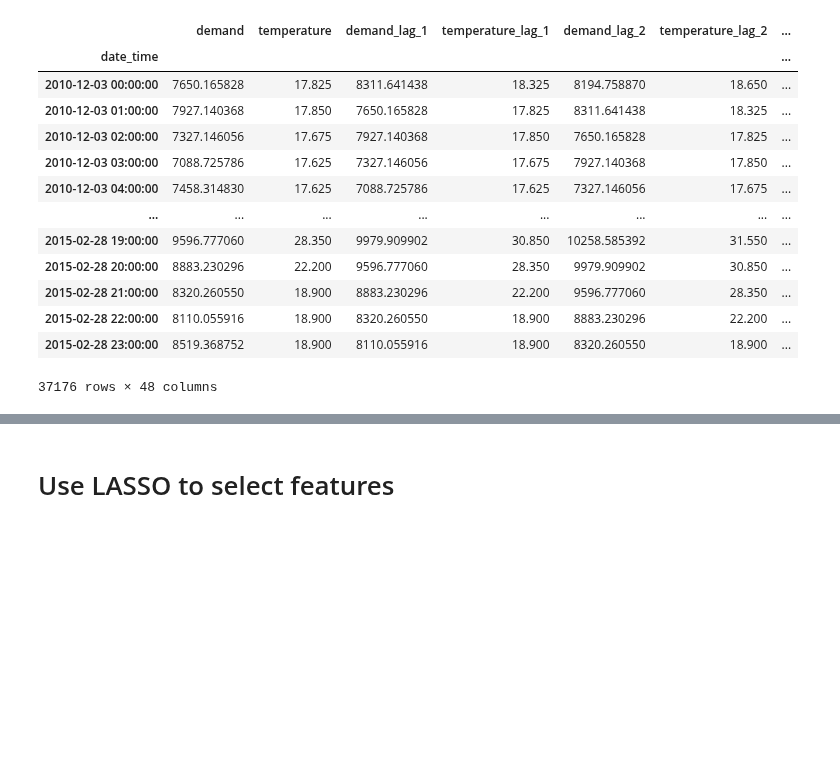
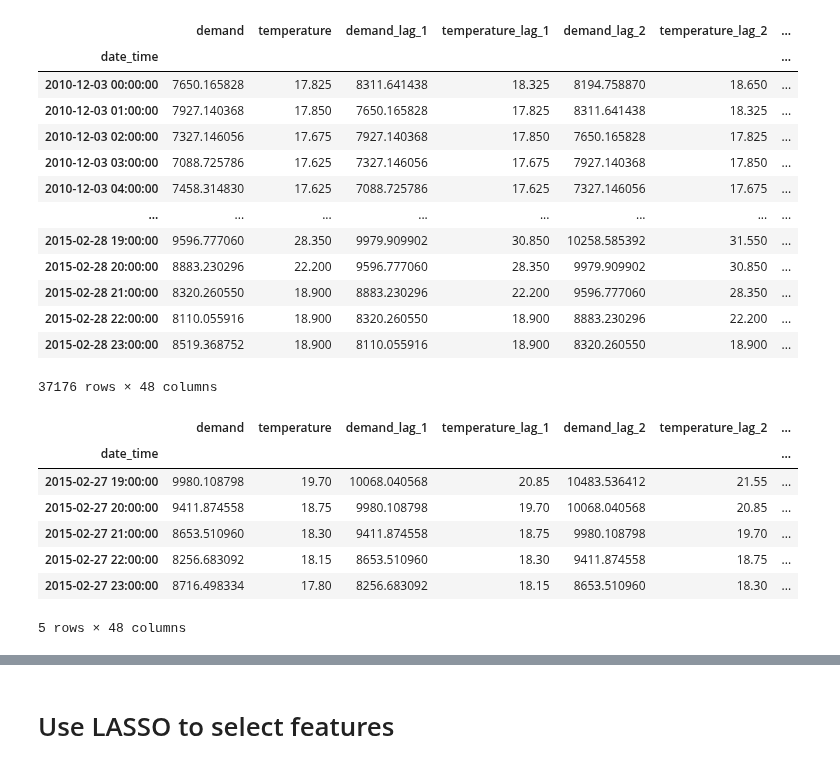
Before and after one commit to trainindata/feature-engineering-for-time-series-forecasting, a Jupyter notebook: 08-Window-Features/05-window-features-with-feature-selection.ipynb, the cells around one changed output, grey strips where cells are left out. Cells and saved outputs as stored; diff of their text form; code cells hidden in the pictures; blank space fills up the shorter version.

```diff
--- a/08-Window-Features/05-window-features-with-feature-selection.ipynb
+++ b/08-Window-Features/05-window-features-with-feature-selection.ipynb
@@ -95,3 +95,20 @@ df
 | 2015-02-28 22:00:00 | 8110.055916 | 18.900 | 8320.260550 | 18.900 | 8883.230296 | 22.200 | ... |
 | 2015-02-28 23:00:00 | 8519.368752 | 18.900 | 8110.055916 | 18.900 | 8320.260550 | 18.900 | ... |
 37176 rows × 48 columns
+# %%
+# Let's split the data into a training set and test set
+# We'll hold the most recent day as a test set
+split_date = df.index[-1] - pd.Timedelta("1D")
+df_train = df[df.index <= split_date]
+df_test =  df[df.index > split_date]
+# %%
+df_train.tail()
+# %% [output]
+|  | demand | temperature | demand_lag_1 | temperature_lag_1 | demand_lag_2 | temperature_lag_2 | ... |
+| date_time |  |  |  |  |  |  | ... |
+| 2015-02-27 19:00:00 | 9980.108798 | 19.70 | 10068.040568 | 20.85 | 10483.536412 | 21.55 | ... |
+| 2015-02-27 20:00:00 | 9411.874558 | 18.75 | 9980.108798 | 19.70 | 10068.040568 | 20.85 | ... |
+| 2015-02-27 21:00:00 | 8653.510960 | 18.30 | 9411.874558 | 18.75 | 9980.108798 | 19.70 | ... |
+| 2015-02-27 22:00:00 | 8256.683092 | 18.15 | 8653.510960 | 18.30 | 9411.874558 | 18.75 | ... |
+| 2015-02-27 23:00:00 | 8716.498334 | 17.80 | 8256.683092 | 18.15 | 8653.510960 | 18.30 | ... |
+5 rows × 48 columns
```
Also changed, not shown: parts of 8 cells of this notebook, 4 other files.
